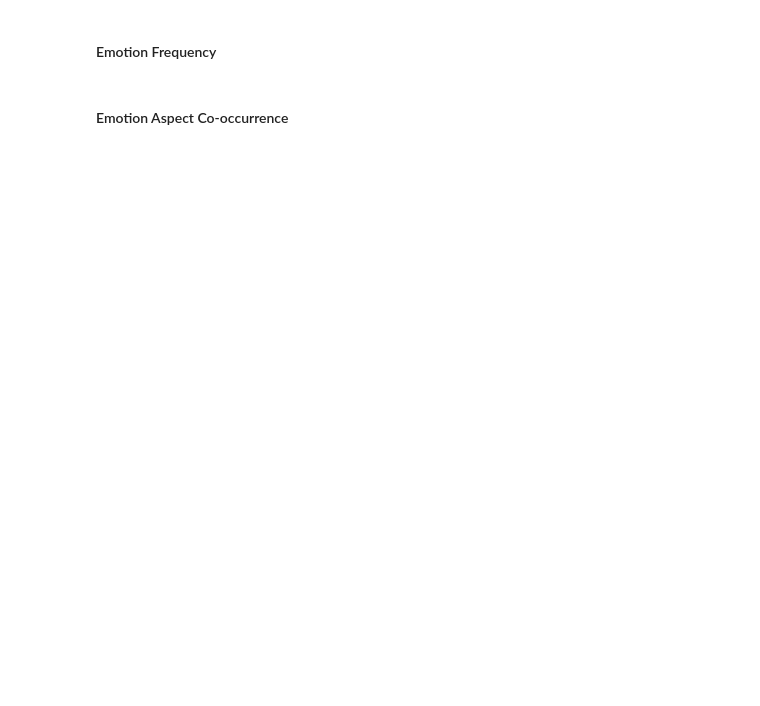
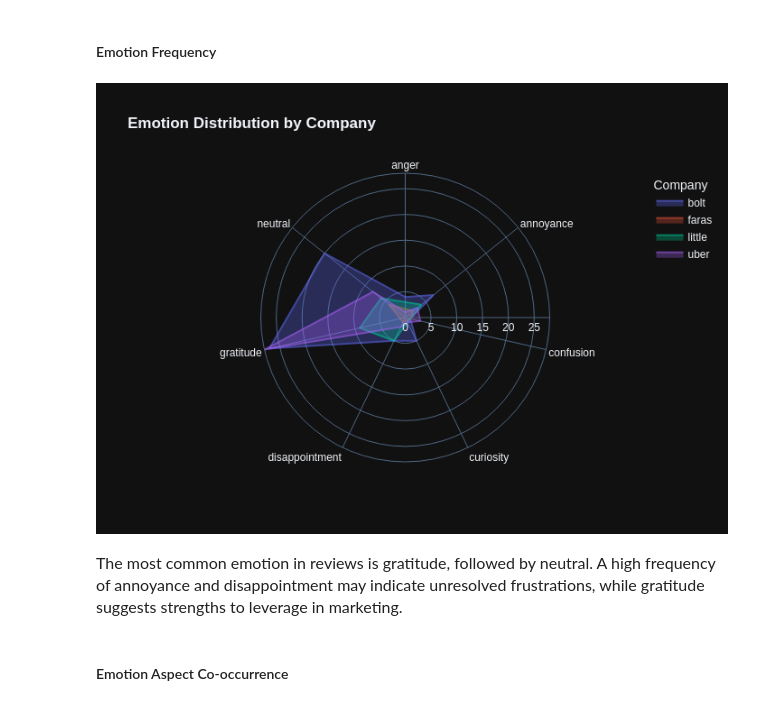
Before and after one commit to u-mar/FASA, a Jupyter notebook: notebooks/Modelling.ipynb, the cells around one changed output. Drawn from its saved outputs; the diff is of its cells as text; code cells hidden in the pictures; blank space fills up the shorter version.

```diff
--- a/notebooks/Modelling.ipynb
+++ b/notebooks/Modelling.ipynb
@@ -166,3 +198,35 @@ fig2.show()
+# %%
+emotion_by_company = (
+    final.groupby(['company', 'overall_emotion'])
+    .size()
+    .reset_index(name='count')
+)
+emotion_pivot = emotion_by_company.pivot(
+    index='overall_emotion',
+    columns='company',
+    values='count'
+).reset_index()
+fig = px.line_polar(
+    emotion_by_company,
+    r='count',
+    theta='overall_emotion',
+    color='company',
+    line_close=True,
+    title='<b>Emotion Distribution by Company</b>',
+    template='plotly_dark'
+)
+
+fig.update_traces(fill='toself', opacity=0.6)
+fig.update_layout(
+    polar=dict(radialaxis=dict(visible=True)),
+    legend_title_text='Company'
+)
+
+fig.show()
+# %% [output]
+[figure, added]
+# %% [markdown]
+<font size=3>The most common emotion in reviews is gratitude, followed by neutral. A high frequency of annoyance and disappointment may indicate unresolved frustrations, while gratitude suggests strengths to leverage in marketing.</font>
 # %% [markdown]
 #### Emotion Aspect Co-occurrence
 # %%
```
Also changed, not shown: parts of 22 cells of this notebook, 2 other files.
